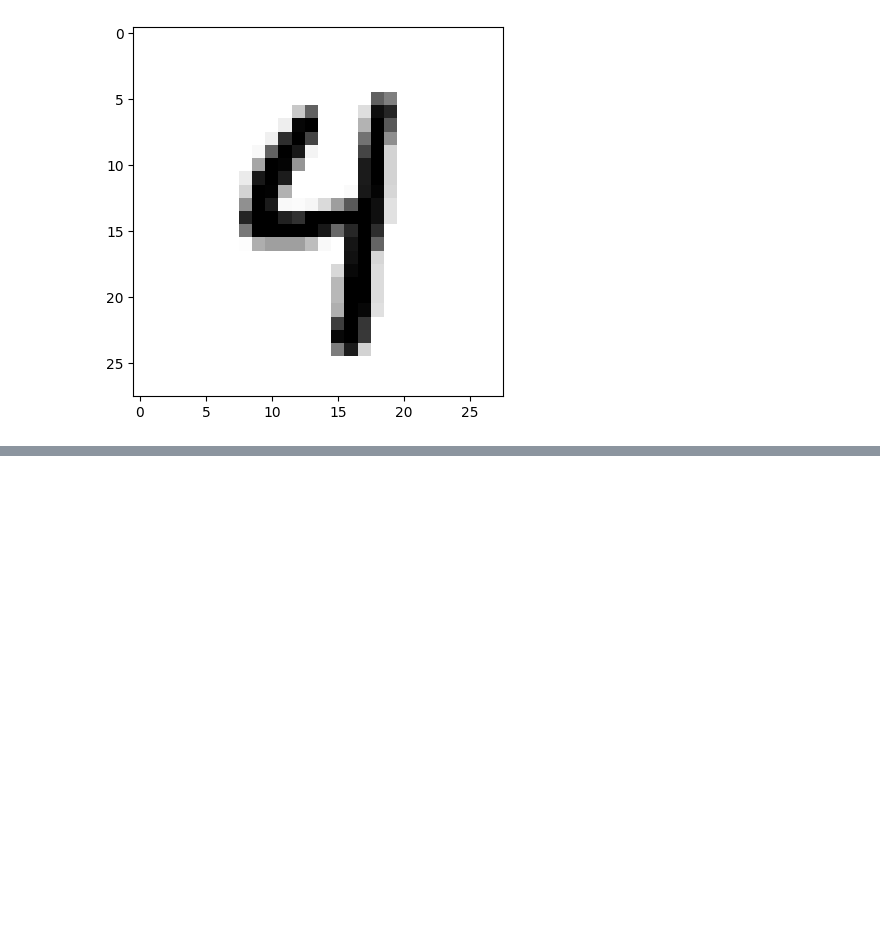
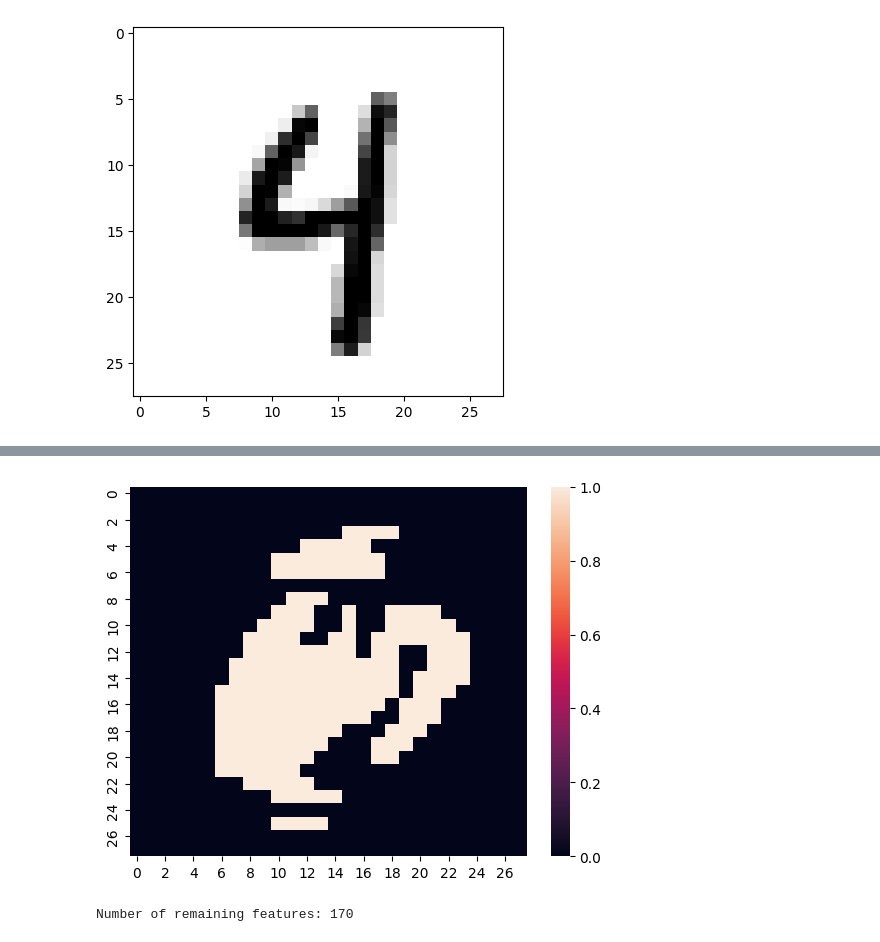
Before and after one commit to daraximi/Machine-Learning-Data-Mining, a Jupyter notebook: WEEK 7.ipynb, the cells around one changed output, grey strips where cells are left out. Saved outputs shown, nothing was run; the diff lists cells and outputs as text; code cells hidden in the pictures; blank space fills up the shorter version.

```diff
--- a/WEEK 7.ipynb
+++ b/WEEK 7.ipynb
@@ -40,0 +66,22 @@ x_train, x_test, y_train, y_test = train_test_split(X,y, test_size=0.3, random_s
+# %%
+# Use the SelectKBest selector from sklearn to select the k features with the best scores on a selected test statistic
+
+from sklearn.feature_selection import SelectKBest, f_classif
+
+selector = SelectKBest(f_classif, k = 200)
+
+x_train_fs = selector.fit_transform(x_train_fs, y_train)
+x_test_fs = selector.transform(x_test_fs)
+# %%
+# Create boolean array for all features
+
+new_features_indices =  variance_selector.get_support(indices=True)[selector.get_support()]
+new_features_boolean = np.isin(np.arange(784), new_features_indices)
+# %%
+# Reshape and plot as a heatmap
+
+sns.heatmap(new_features_boolean.reshape(28,28), cmap='rocket')
+
+plt.show()
+# %% [output]
+[figure, added]
@@ -40,0 +99,11 @@ x_train, x_test, y_train, y_test = train_test_split(X,y, test_size=0.3, random_s
+# %%
+rf = RandomForestClassifier(random_state=0) # Use RandomForestClassifier as the base model
+
+rfecv = RFECV(rf, cv = 3, step=5)
+
+x_train_fs = rfecv.fit_transform(x_train_fs, y_train)
+x_test_fs = rfecv.transform(x_test_fs)
+
+print(f"Number of remaining features: {x_train_fs.shape[1]}")
+# %% [output]
+Number of remaining features: 170
```
Also changed, not shown: parts of 8 cells of this notebook, 1 other file.
